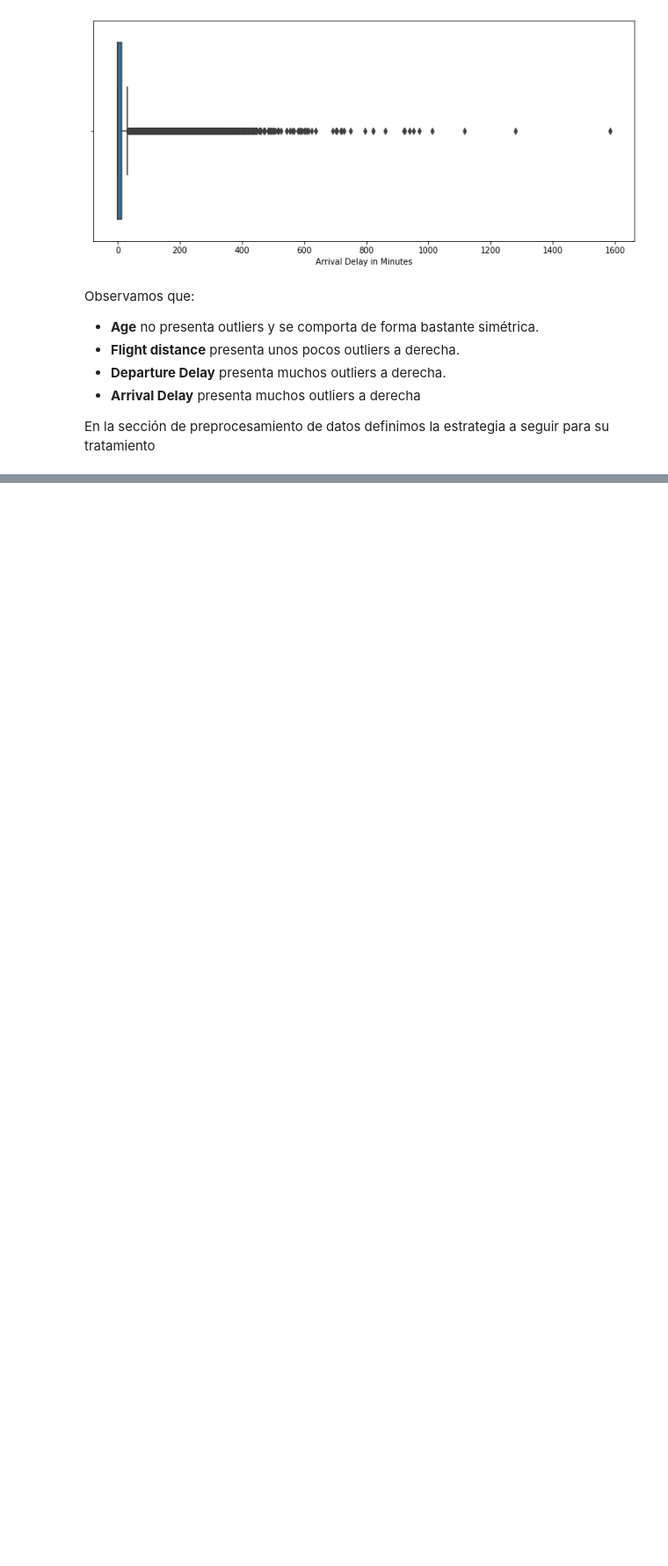
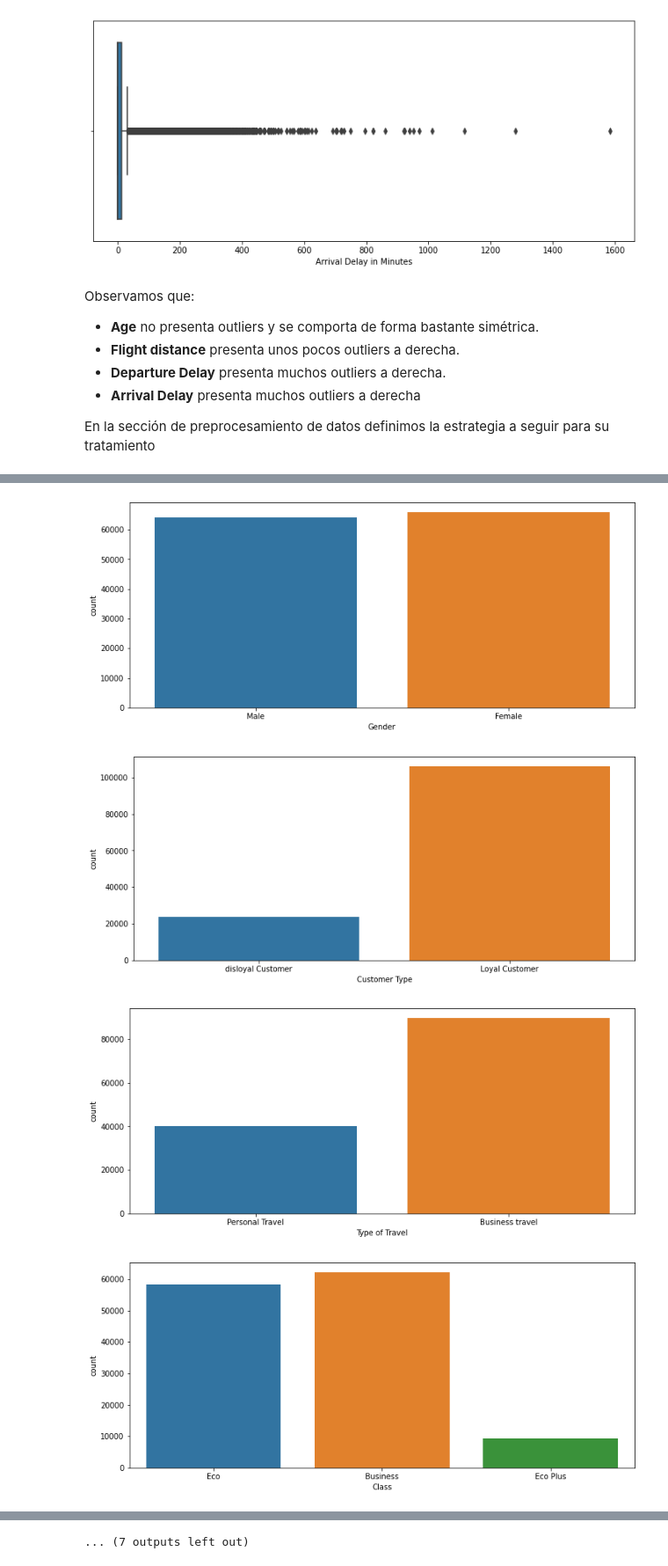
Before and after one commit to TomasSG/Parcial2-CienciaDeDatos, a Jupyter notebook: notebook/Parcial2.ipynb, the cells around one changed output, grey strips where cells are left out. Shown at 88% size. Saved outputs shown, nothing was run; the diff lists cells and outputs as text; code cells hidden in the pictures; blank space fills up the shorter version.

Commit message:
Agregue gráficos de barra para las variables categóricas

```diff
--- a/notebook/Parcial2.ipynb
+++ b/notebook/Parcial2.ipynb
@@ -259,0 +264,17 @@ En la sección de preprocesamiento de datos definimos la estrategia a seguir par
+# %%
+# Vamos a eliminar las variables numéricas y quedarnos solo con las categóricas (no inplace)
+vars_cat = datos_eda.drop(vars_num, axis=1, inplace=False).columns
+
+# Nos quedamos con la cantidad de filas totales para usarlas como porcentaje
+nrow = datos_eda.shape[0]
+
+# Realizamos un gráfico de barras por cada una
+for var in vars_cat:
+  plt.figure(figsize=FIGSIZE)
+  sns.countplot(x=var, data=datos_eda,)
+  plt.show()
+# %% [output]
+[figure, added]
+[figure, added]
+[figure, added]
+[figure, added]
@@ -259,0 +289 @@ En la sección de preprocesamiento de datos definimos la estrategia a seguir par
+... (7 outputs left out)
```
Also changed, not shown: parts of 2 cells of this notebook.
